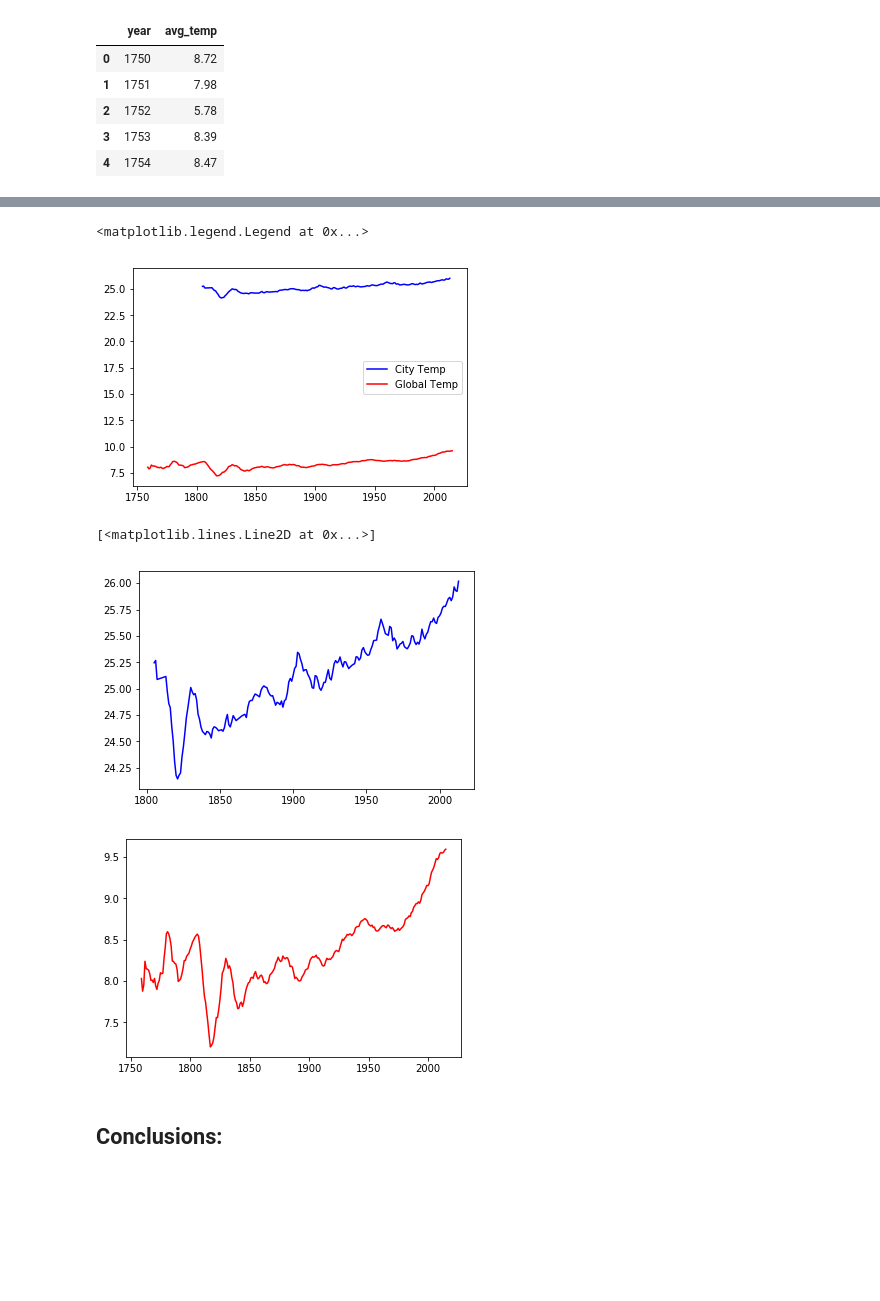
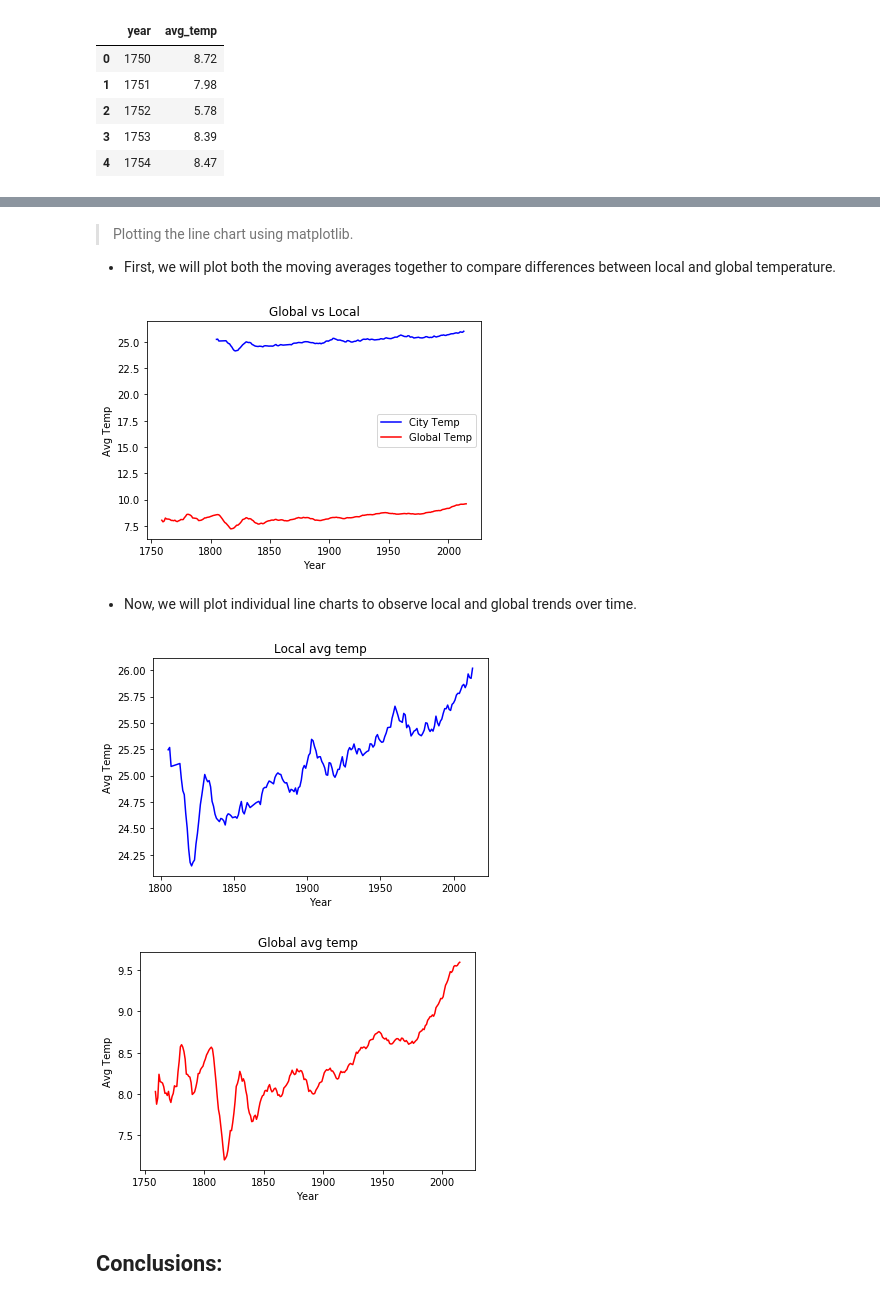
Before and after one commit to somya1212/Explore-Weather-Trends, a Jupyter notebook: Explore_weather_trends.ipynb, the cells around one changed output, grey strips where cells are left out. Saved outputs shown, nothing was run; the diff lists cells and outputs as text; code cells hidden in the pictures; blank space fills up the shorter version.

```diff
--- a/Explore_weather_trends.ipynb
+++ b/Explore_weather_trends.ipynb
@@ -110,20 +127,32 @@ Name: avg_temp, Length: 266, dtype: float64
+# %% [markdown]
+> Plotting the line chart using matplotlib.
+
+- First, we will plot both the moving averages together to compare differences between local and global temperature.
 # %%
 plt.plot(df_city['year'],moving_avg_city, label='City Temp', color='blue')
 plt.plot(df_global['year'],moving_avg_global, label='Global Temp', color='red');
-plt.legend()
-#plt.show()
+plt.xlabel('Year')
+plt.ylabel('Avg Temp')
+plt.title('Global vs Local')
+plt.legend();
 # %% [output]
-<matplotlib.legend.Legend at 0x...>
-[figure, old version]
+[figure, new version]
+# %% [markdown]
+- Now, we will plot individual line charts to observe local and global trends over time.
 # %%
 plt.plot(df_city['year'],moving_avg_city, label='City Temp', color='blue')
+plt.xlabel('Year')
+plt.ylabel('Avg Temp')
+plt.title('Local avg temp');
 # %% [output]
-[<matplotlib.lines.Line2D at 0x...>]
-[figure, old version]
+[figure, new version]
 # %%
 plt.plot(df_global['year'],moving_avg_global, label='Global Temp', color='red');
+plt.xlabel('Year')
+plt.ylabel('Avg Temp')
+plt.title('Global avg temp');
 # %% [output]
-[figure, old version]
+[figure, new version]
 # %% [markdown]
 
 ## Conclusions:
```
Also changed, not shown: parts of 13 cells of this notebook.
